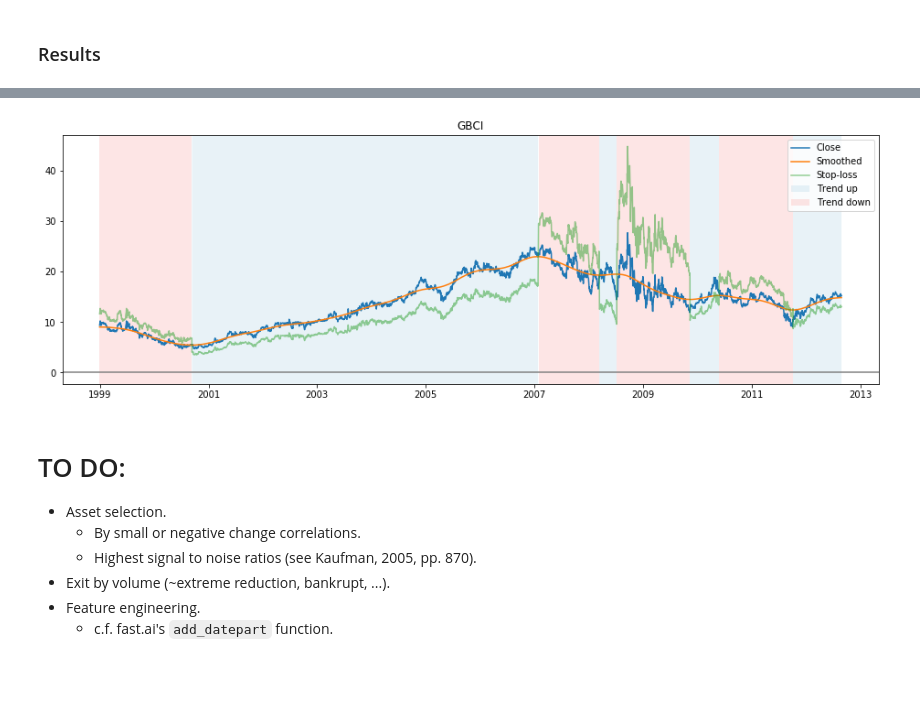
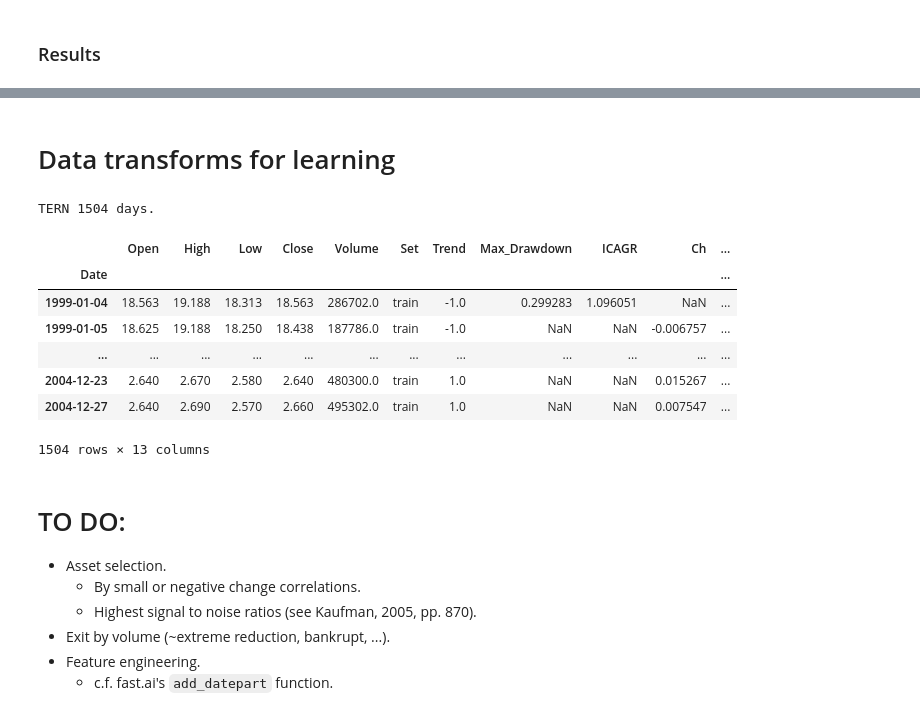
Before and after one commit to peerchen/trend-following-1, a Jupyter notebook: Finding the Trends.ipynb, the cells around one changed output, grey strips where cells are left out. Cells and saved outputs as stored; diff of their text form; code cells hidden in the pictures; blank space fills up the shorter version.

```diff
--- a/Finding the Trends.ipynb
+++ b/Finding the Trends.ipynb
@@ -360,3 +275,0 @@ plt.axhline(price3.Close[0], c='grey')
-# %%
-pd.set_option('display.max_rows', 20)
-trends.reset_index().groupby('n_Trend').first().head(20)
@@ -528,5 +517,25 @@ plot_trends(trends, ticker)
-# %%
-trends = find_trends(price, sd=70)
-plot_trends(trends, ticker)
-# %% [output]
-[figure, removed]
+# %% [markdown]
+# Data transforms for learning
+# %%
+ticker = np.random.choice(tickers)
+price = prices.loc[ticker]
+print(ticker, len(price), 'days.')
+# %% [output]
+TERN 1504 days.
+# %%
+df = price
+tr = find_trends(df)
+tr = tr[['Open', 'High', 'Low', 'Close', 'Volume', 'Set', 'Trend', 'Max_Drawdown', 'ICAGR']]
+tr = tr.assign(Ch = tr.Close.pct_change().add(1).apply('log'))
+tr = tr.assign(Ch2 = tr.Ch.pow(2), Ch3 = tr.Ch.pow(3), Ch4 = tr.Ch.pow(4))
+# %%
+tr
+# %% [output]
+|  | Open | High | Low | Close | Volume | Set | Trend | Max_Drawdown | ICAGR | Ch | ... |
+| Date |  |  |  |  |  |  |  |  |  |  | ... |
+| 1999-01-04 | 18.563 | 19.188 | 18.313 | 18.563 | 286702.0 | train | -1.0 | 0.299283 | 1.096051 | NaN | ... |
+| 1999-01-05 | 18.625 | 19.188 | 18.250 | 18.438 | 187786.0 | train | -1.0 | NaN | NaN | -0.006757 | ... |
+| ... | ... | ... | ... | ... | ... | ... | ... | ... | ... | ... | ... |
+| 2004-12-23 | 2.640 | 2.670 | 2.580 | 2.640 | 480300.0 | train | 1.0 | NaN | NaN | 0.015267 | ... |
+| 2004-12-27 | 2.640 | 2.690 | 2.570 | 2.660 | 495302.0 | train | 1.0 | NaN | NaN | 0.007547 | ... |
+1504 rows × 13 columns
```
Also changed, not shown: parts of 62 cells of this notebook, 1 other file.
